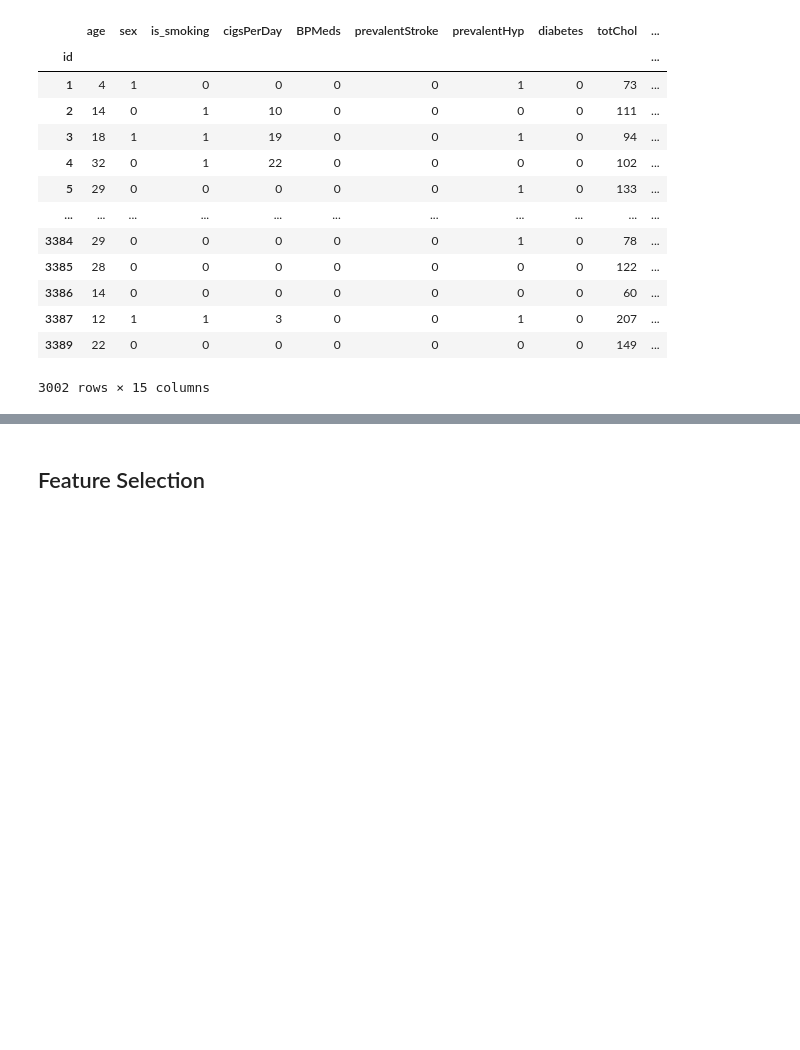
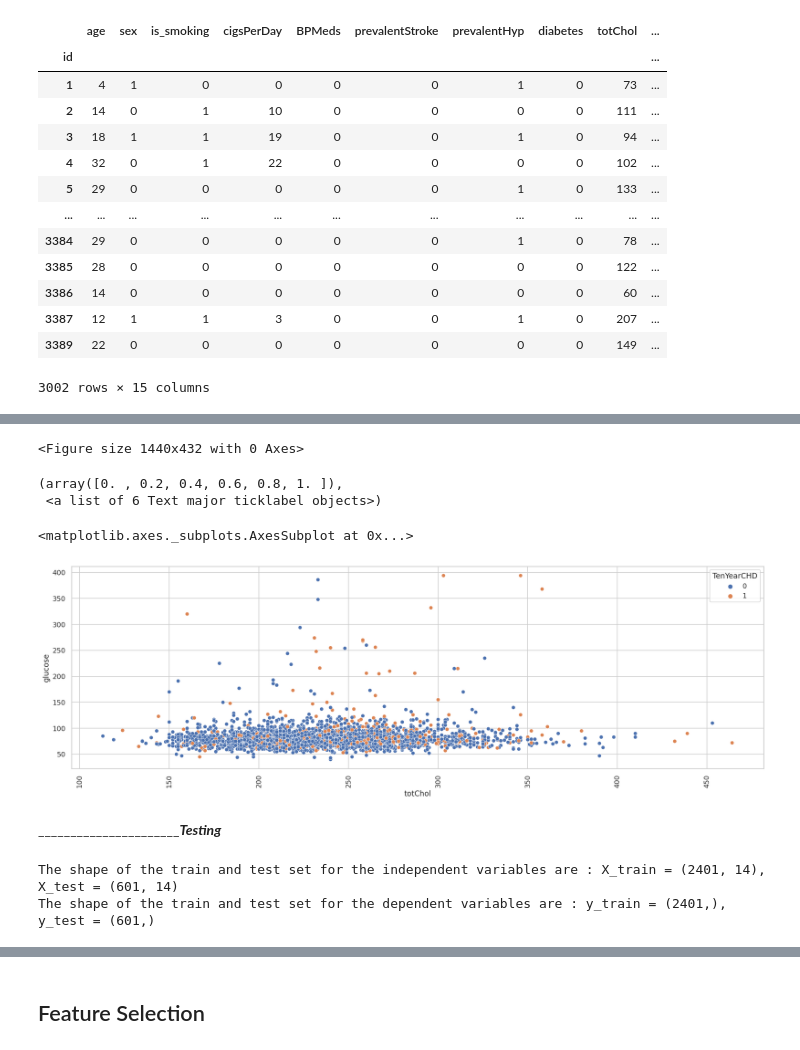
Before and after one commit to jayu071/Cardiovascular_Risk_Prediction_JN, a Jupyter notebook: JN_Cardiovascular_Risk_Prediction.ipynb, the cells around one changed output, grey strips where cells are left out. Cells and saved outputs as stored; diff of their text form; code cells hidden in the pictures; blank space fills up the shorter version.

```diff
--- a/JN_Cardiovascular_Risk_Prediction.ipynb
+++ b/JN_Cardiovascular_Risk_Prediction.ipynb
@@ -343,0 +355,13 @@ le_df
+# %%
+sns.set(style='whitegrid')
+plt.figure(figsize=(20,6))   # for define chart size
+plt.xticks(rotation =90)     #plot X-axis ticks in 90 degree rotation for clear visible
+sns.scatterplot(x="totChol", y="glucose",hue="TenYearCHD", data=df)
+# %% [output]
+<Figure size 1440x432 with 0 Axes>
+(array([0. , 0.2, 0.4, 0.6, 0.8, 1. ]),
+ <a list of 6 Text major ticklabel objects>)
+<matplotlib.axes._subplots.AxesSubplot at 0x...>
+[figure, added]
+# %% [markdown]
+___________________________________________________________________________________Testing_____________________________________________________________
@@ -343,0 +398,8 @@ le_df
+# %%
+# Let's check the shape of the train and test dataset
+
+print(f'The shape of the train and test set for the independent variables are : X_train = {X_train.shape}, X_test = {X_test.shape}')
+print(f'The shape of the train and test set for the dependent variables are : y_train = {y_train.shape}, y_test = {y_test.shape}')
+# %% [output]
+The shape of the train and test set for the independent variables are : X_train = (2401, 14), X_test = (601, 14)
+The shape of the train and test set for the dependent variables are : y_train = (2401,), y_test = (601,)
```
Also changed, not shown: parts of 15 cells of this notebook.
